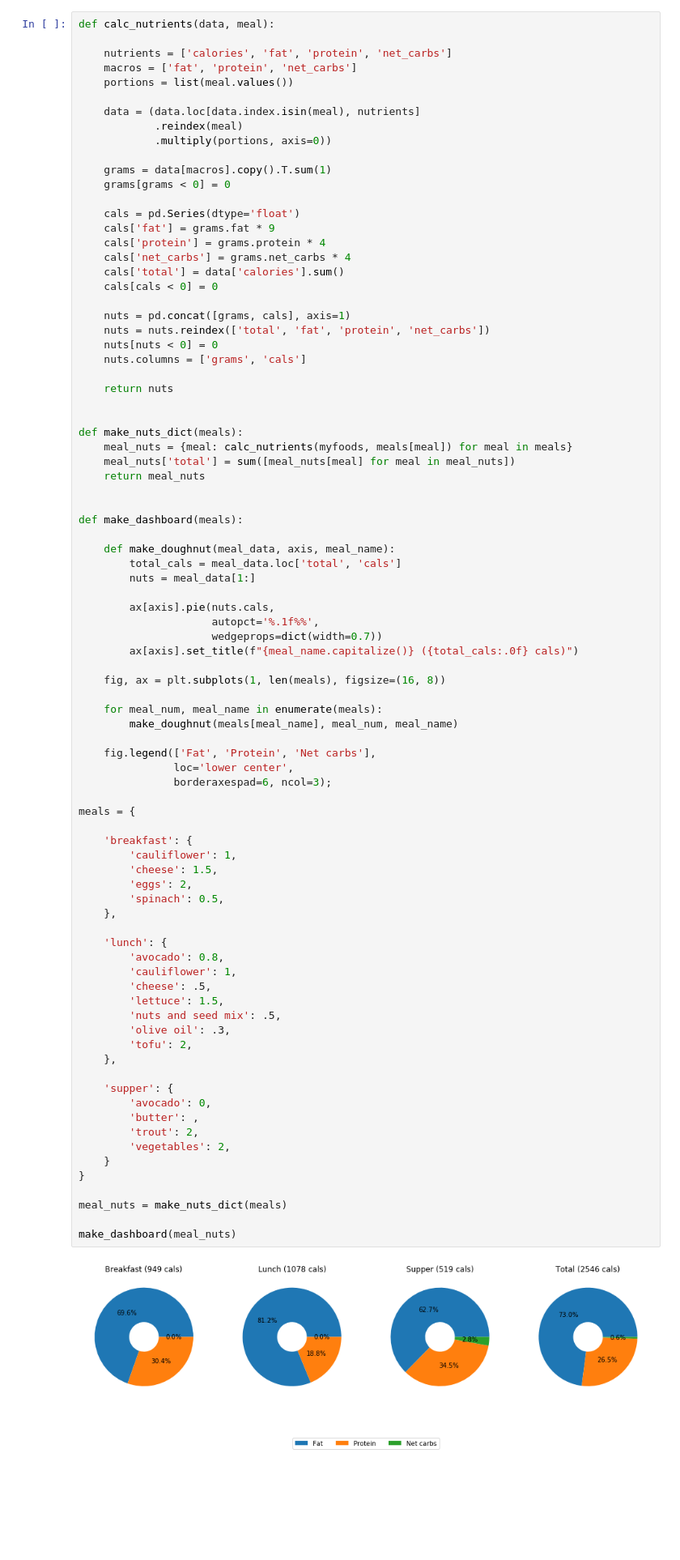
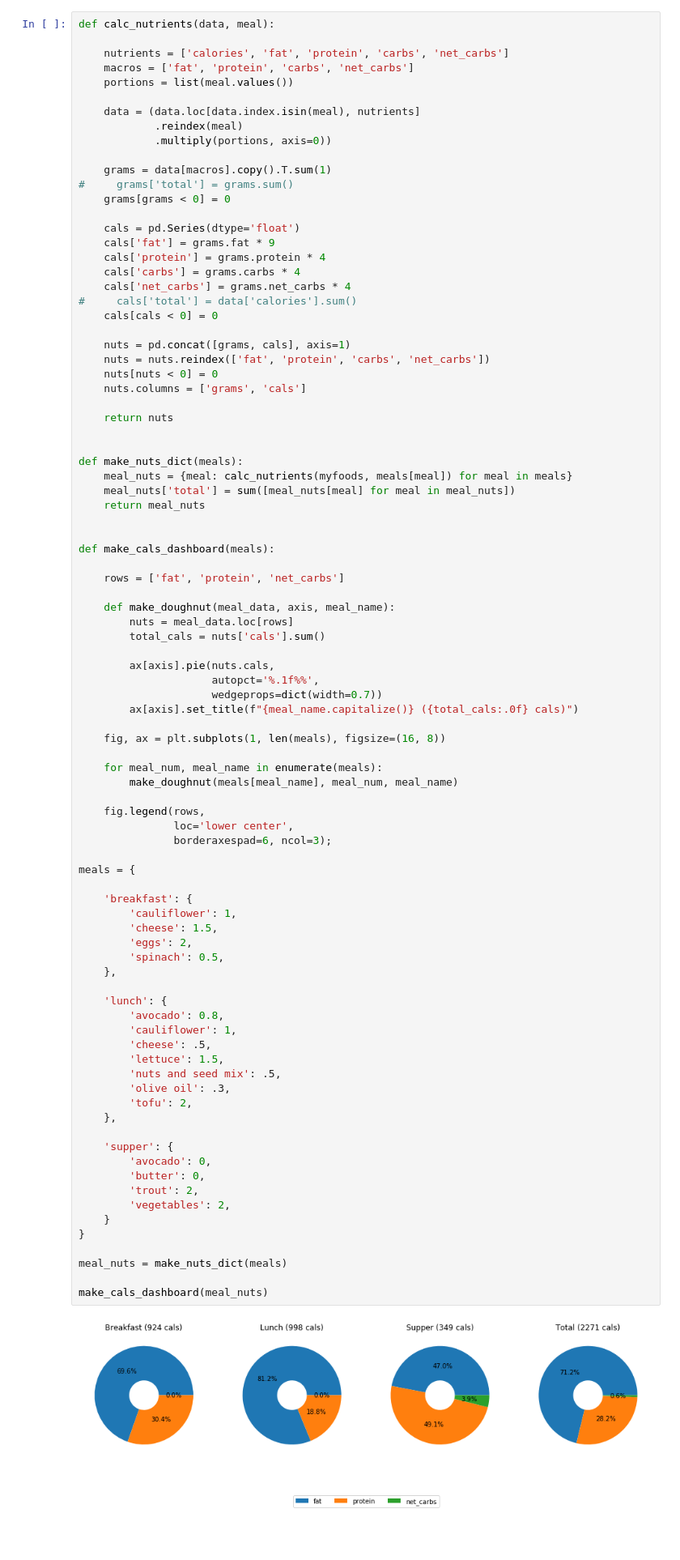
Before and after one commit to fabiangunzinger/learning, a Jupyter notebook: food-data/foods.ipynb, the cells around one changed output. Shown at 81% size. Cells and saved outputs as stored; diff of their text form; blank space fills up the shorter version.

```diff
--- a/food-data/foods.ipynb
+++ b/food-data/foods.ipynb
@@ -55,8 +55,8 @@ Define meals
 # %%
 def calc_nutrients(data, meal):
 
-    nutrients = ['calories', 'fat', 'protein', 'net_carbs']
-    macros = ['fat', 'protein', 'net_carbs']
+    nutrients = ['calories', 'fat', 'protein', 'carbs', 'net_carbs']
+    macros = ['fat', 'protein', 'carbs', 'net_carbs']
     portions = list(meal.values())
 
     data = (data.loc[data.index.isin(meal), nutrients]
@@ -64,17 +64,19 @@ def calc_nutrients(data, meal):
             .multiply(portions, axis=0))
 
     grams = data[macros].copy().T.sum(1)
+#     grams['total'] = grams.sum()
     grams[grams < 0] = 0
 
     cals = pd.Series(dtype='float')
     cals['fat'] = grams.fat * 9
     cals['protein'] = grams.protein * 4
+    cals['carbs'] = grams.carbs * 4
     cals['net_carbs'] = grams.net_carbs * 4
-    cals['total'] = data['calories'].sum()
+#     cals['total'] = data['calories'].sum()
     cals[cals < 0] = 0
 
     nuts = pd.concat([grams, cals], axis=1)
-    nuts = nuts.reindex(['total', 'fat', 'protein', 'net_carbs'])
+    nuts = nuts.reindex(['fat', 'protein', 'carbs', 'net_carbs'])
     nuts[nuts < 0] = 0
     nuts.columns = ['grams', 'cals']
 
@@ -87,11 +89,13 @@ def make_nuts_dict(meals):
     return meal_nuts
 
 
-def make_dashboard(meals):
+def make_cals_dashboard(meals):
+
+    rows = ['fat', 'protein', 'net_carbs']
 
     def make_doughnut(meal_data, axis, meal_name):
-        total_cals = meal_data.loc['total', 'cals']
-        nuts = meal_data[1:]
+        nuts = meal_data.loc[rows]
+        total_cals = nuts['cals'].sum()
 
         ax[axis].pie(nuts.cals,
                      autopct='%.1f%%',
@@ -103,39 +107,39 @@ def make_dashboard(meals):
     for meal_num, meal_name in enumerate(meals):
         make_doughnut(meals[meal_name], meal_num, meal_name)
 
-    fig.legend(['Fat', 'Protein', 'Net carbs'],
+    fig.legend(rows,
                loc='lower center',
                borderaxespad=6, ncol=3);
 
 meals = {
 
     'breakfast': {
         'cauliflower': 1,
         'cheese': 1.5,
         'eggs': 2,
         'spinach': 0.5,
     },
 
     'lunch': {
         'avocado': 0.8,
         'cauliflower': 1,
         'cheese': .5,
         'lettuce': 1.5,
         'nuts and seed mix': .5,
         'olive oil': .3,
         'tofu': 2,
     },
 
     'supper': {
         'avocado': 0,
-        'butter': ,
+        'butter': 0,
         'trout': 2,
         'vegetables': 2,
     }
 }
 
 meal_nuts = make_nuts_dict(meals)
 
-make_dashboard(meal_nuts)
+make_cals_dashboard(meal_nuts)
 # %% [output]
-[figure, old version]
+[figure, new version]
```
Also changed, not shown: parts of 2 cells of this notebook.
